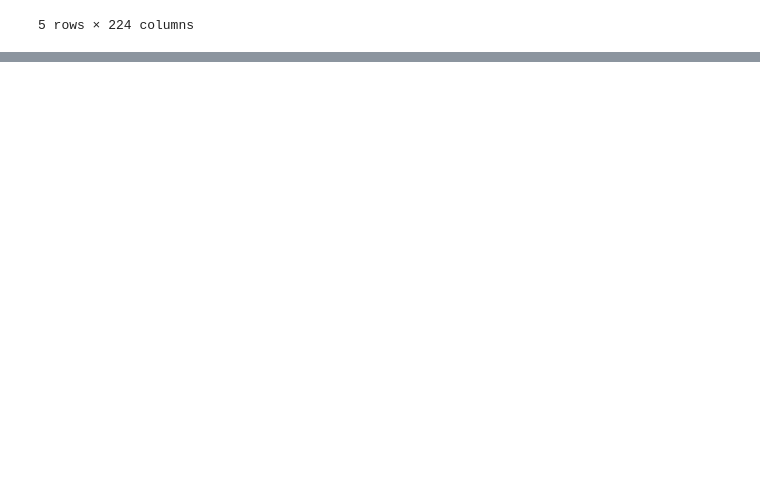
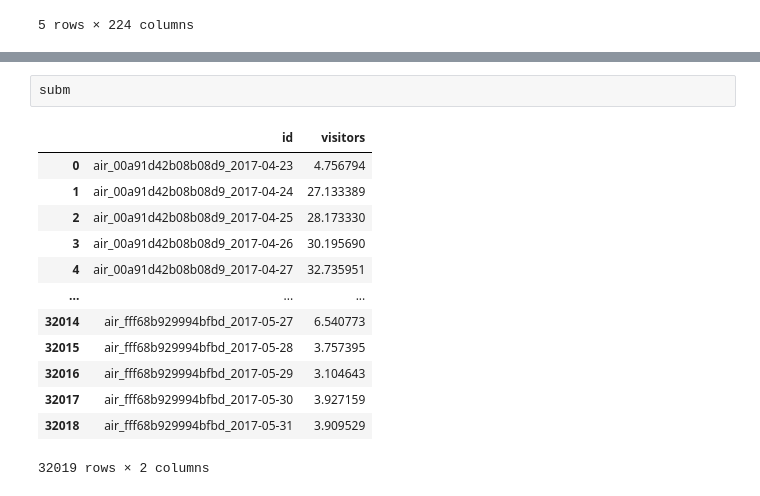
Before and after one commit to bgg11117/MSBA6420, a Jupyter notebook: Recruit_Restaurant_Visitor_Forecasting/rrvf_modeling.ipynb, the cells around one changed output, grey strips where cells are left out. Cells and saved outputs as stored; diff of their text form; blank space fills up the shorter version.

```diff
--- a/Recruit_Restaurant_Visitor_Forecasting/rrvf_modeling.ipynb
+++ b/Recruit_Restaurant_Visitor_Forecasting/rrvf_modeling.ipynb
@@ -890 +941,17 @@ subm.to_csv(r'/home/sub{}.csv'.format(datetime.datetime.now().strftime('%Y%m%d_%
                   index=False, float_format='%.4f')
+# %%
+subm
+# %% [output]
+|  | id | visitors |
+| 0 | air_00a91d42b08b08d9_2017-04-23 | 4.756794 |
+| 1 | air_00a91d42b08b08d9_2017-04-24 | 27.133389 |
+| 2 | air_00a91d42b08b08d9_2017-04-25 | 28.173330 |
+| 3 | air_00a91d42b08b08d9_2017-04-26 | 30.195690 |
+| 4 | air_00a91d42b08b08d9_2017-04-27 | 32.735951 |
+| ... | ... | ... |
+| 32014 | air_fff68b929994bfbd_2017-05-27 | 6.540773 |
+| 32015 | air_fff68b929994bfbd_2017-05-28 | 3.757395 |
+| 32016 | air_fff68b929994bfbd_2017-05-29 | 3.104643 |
+| 32017 | air_fff68b929994bfbd_2017-05-30 | 3.927159 |
+| 32018 | air_fff68b929994bfbd_2017-05-31 | 3.909529 |
+32019 rows × 2 columns
```
Also changed, not shown: parts of 31 cells of this notebook.
